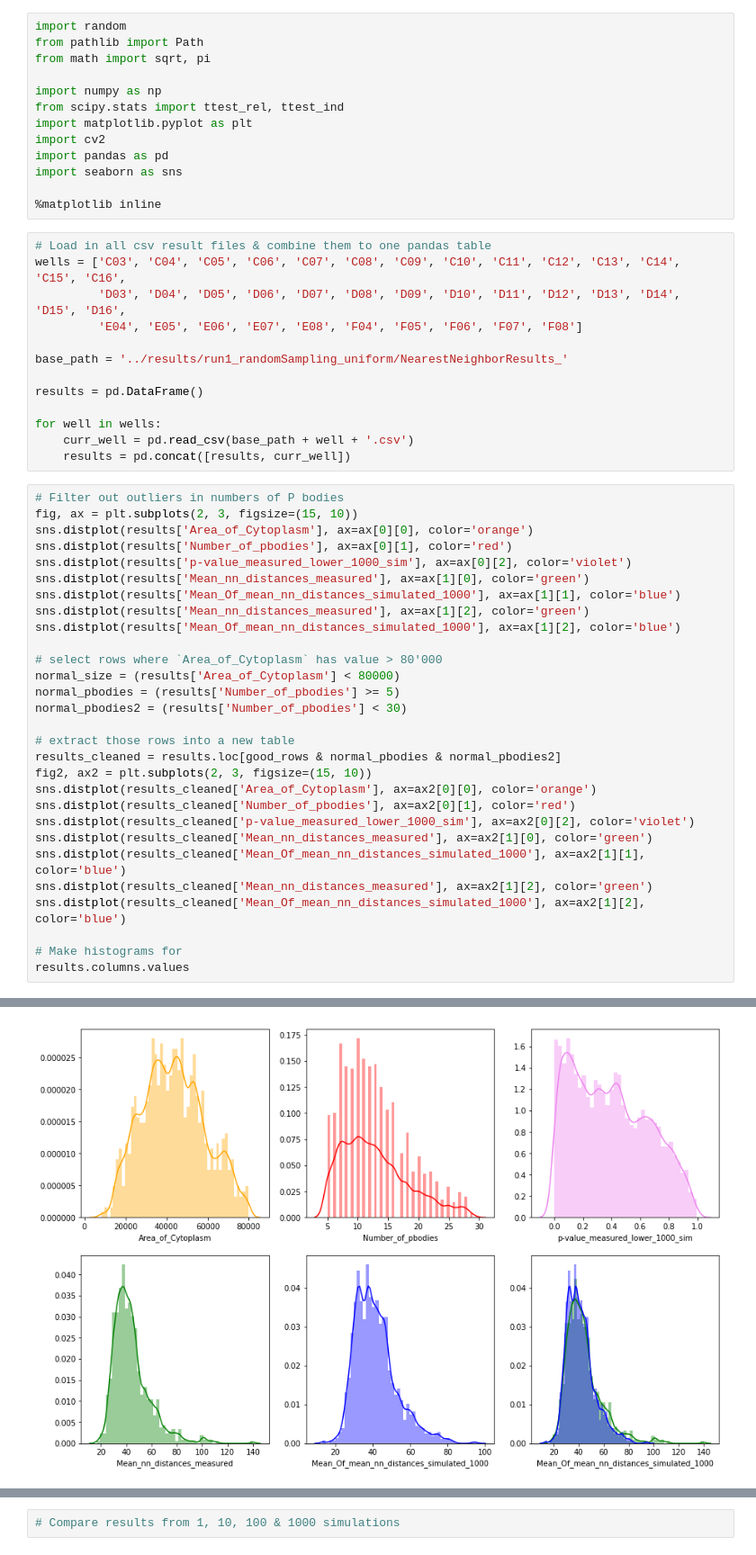
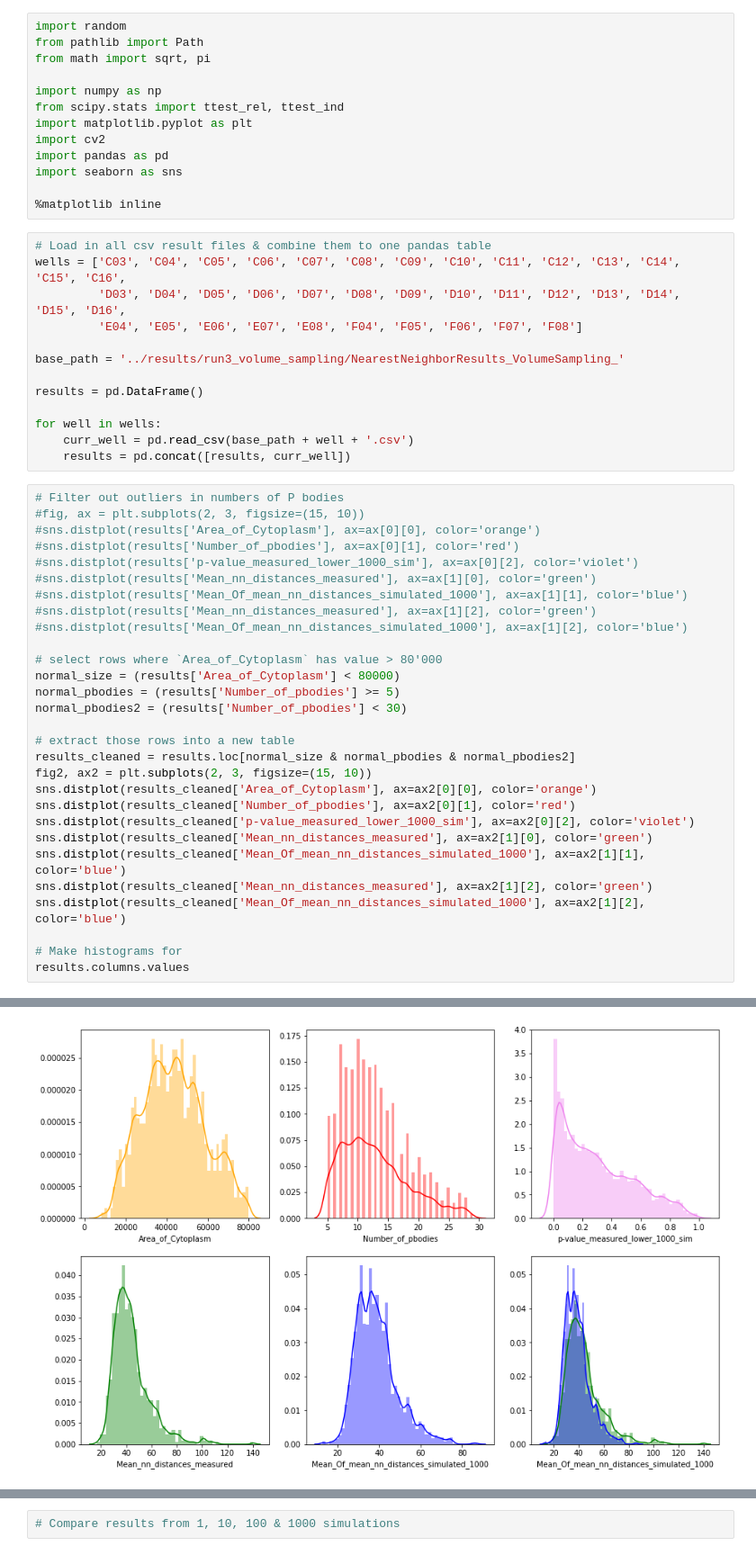
Before and after one commit to jluethi/p-body-randomness, a Jupyter notebook: notebooks/Evaluate_results.ipynb, the cells around one changed output, grey strips where cells are left out. Shown at 90% size. Cells and saved outputs as stored; diff of their text form.

Commit message:
Adapting evaluation notebook for volume sampling

```diff
--- a/notebooks/Evaluate_results.ipynb
+++ b/notebooks/Evaluate_results.ipynb
@@ -17,7 +17,7 @@ wells = ['C03', 'C04', 'C05', 'C06', 'C07', 'C08', 'C09', 'C10', 'C11', 'C12', '
          'D03', 'D04', 'D05', 'D06', 'D07', 'D08', 'D09', 'D10', 'D11', 'D12', 'D13', 'D14', 'D15', 'D16',
          'E04', 'E05', 'E06', 'E07', 'E08', 'F04', 'F05', 'F06', 'F07', 'F08']
 
-base_path = '../results/run1_randomSampling_uniform/NearestNeighborResults_'
+base_path = '../results/run3_volume_sampling/NearestNeighborResults_VolumeSampling_'
 
 results = pd.DataFrame()
 
@@ -26,14 +26,14 @@ for well in wells:
     results = pd.concat([results, curr_well])
 # %%
 # Filter out outliers in numbers of P bodies
-fig, ax = plt.subplots(2, 3, figsize=(15, 10))
-sns.distplot(results['Area_of_Cytoplasm'], ax=ax[0][0], color='orange')
-sns.distplot(results['Number_of_pbodies'], ax=ax[0][1], color='red')
-sns.distplot(results['p-value_measured_lower_1000_sim'], ax=ax[0][2], color='violet')
-sns.distplot(results['Mean_nn_distances_measured'], ax=ax[1][0], color='green')
-sns.distplot(results['Mean_Of_mean_nn_distances_simulated_1000'], ax=ax[1][1], color='blue')
-sns.distplot(results['Mean_nn_distances_measured'], ax=ax[1][2], color='green')
-sns.distplot(results['Mean_Of_mean_nn_distances_simulated_1000'], ax=ax[1][2], color='blue')
+#fig, ax = plt.subplots(2, 3, figsize=(15, 10))
+#sns.distplot(results['Area_of_Cytoplasm'], ax=ax[0][0], color='orange')
+#sns.distplot(results['Number_of_pbodies'], ax=ax[0][1], color='red')
+#sns.distplot(results['p-value_measured_lower_1000_sim'], ax=ax[0][2], color='violet')
+#sns.distplot(results['Mean_nn_distances_measured'], ax=ax[1][0], color='green')
+#sns.distplot(results['Mean_Of_mean_nn_distances_simulated_1000'], ax=ax[1][1], color='blue')
+#sns.distplot(results['Mean_nn_distances_measured'], ax=ax[1][2], color='green')
+#sns.distplot(results['Mean_Of_mean_nn_distances_simulated_1000'], ax=ax[1][2], color='blue')
 
 # select rows where `Area_of_Cytoplasm` has value > 80'000
 normal_size = (results['Area_of_Cytoplasm'] < 80000)
@@ -41,7 +41,7 @@ normal_pbodies = (results['Number_of_pbodies'] >= 5)
 normal_pbodies2 = (results['Number_of_pbodies'] < 30)
 
 # extract those rows into a new table
-results_cleaned = results.loc[good_rows & normal_pbodies & normal_pbodies2]
+results_cleaned = results.loc[normal_size & normal_pbodies & normal_pbodies2]
 fig2, ax2 = plt.subplots(2, 3, figsize=(15, 10))
 sns.distplot(results_cleaned['Area_of_Cytoplasm'], ax=ax2[0][0], color='orange')
 sns.distplot(results_cleaned['Number_of_pbodies'], ax=ax2[0][1], color='red')
@@ -65 +66 @@ array(['Area_of_Cytoplasm', 'Label',
-[figure, old version]
+[figure, new version]
```
Also changed, not shown: parts of 11 cells of this notebook.
